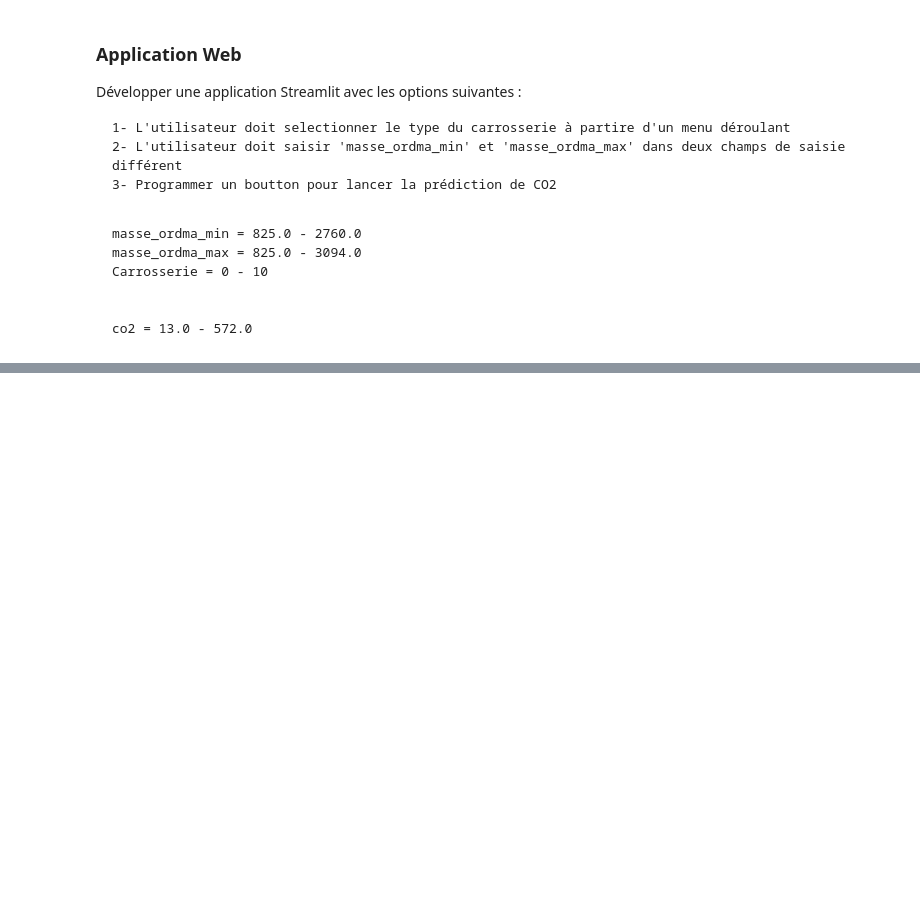
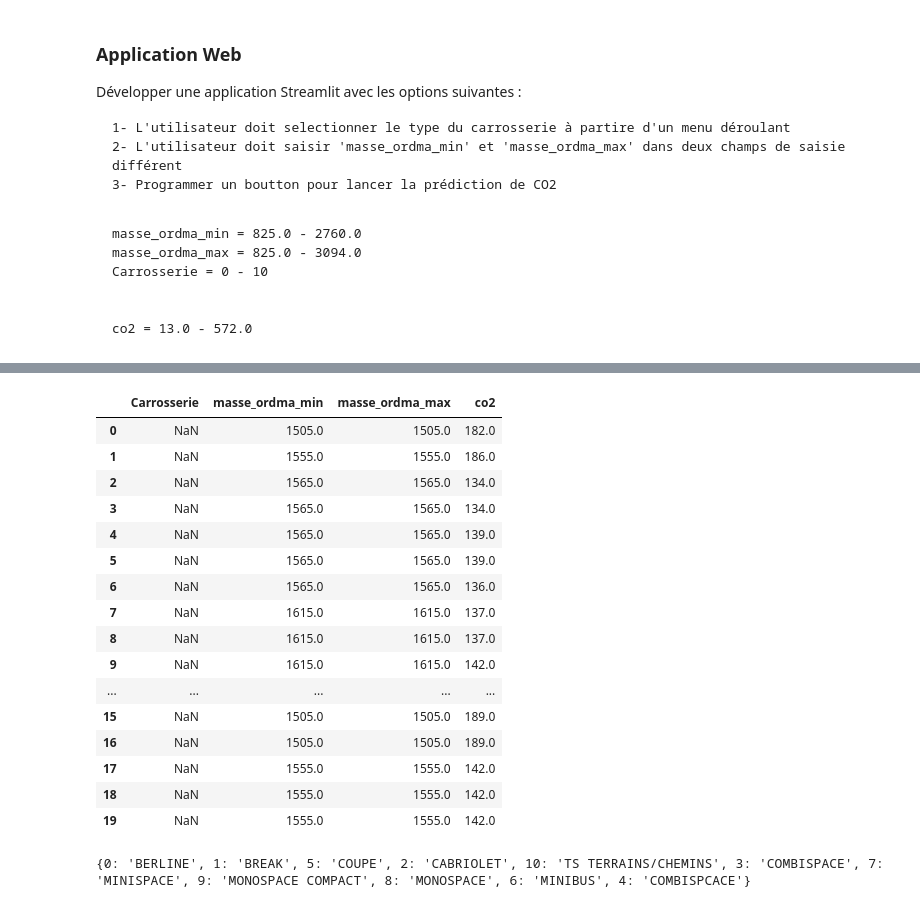
Before and after one commit to redhox/voiture_co2, a Jupyter notebook: Prediction_CO2.ipynb, the cells around one changed output, grey strips where cells are left out. Drawn from its saved outputs; the diff is of its cells as text; code cells hidden in the pictures; blank space fills up the shorter version.

```diff
--- a/Prediction_CO2.ipynb
+++ b/Prediction_CO2.ipynb
@@ -115,4 +115,4 @@ from sklearn.preprocessing import LabelEncoder
 le= LabelEncoder()
 objet_columns = df.select_dtypes(include='object').columns
 for element in objet_columns:
-    df[element]=le.fit_transform(df[element])
+    df.loc[:, element]=le.fit_transform(df.loc[:,element])
@@ -125,3 +119,5 @@ See the caveats in the documentation: https://pandas.pydata.org/pandas-docs/stab
+# %%
+mapping_carrosserie= dict(zip(df['Carrosserie'], data_model['Carrosserie']))
 # %% [markdown]
 ### Traiter la colonne Carrosserie
 # %%
@@ -332,0 +335,25 @@ print(predictions)
+# %%
+df.loc[:, 'Carrosserie'] = data_model['Carrosserie'].map(mapping_carrosserie)
+df.head(20)
+# %% [output]
+|  | Carrosserie | masse_ordma_min | masse_ordma_max | co2 |
+| 0 | NaN | 1505.0 | 1505.0 | 182.0 |
+| 1 | NaN | 1555.0 | 1555.0 | 186.0 |
+| 2 | NaN | 1565.0 | 1565.0 | 134.0 |
+| 3 | NaN | 1565.0 | 1565.0 | 134.0 |
+| 4 | NaN | 1565.0 | 1565.0 | 139.0 |
+| 5 | NaN | 1565.0 | 1565.0 | 139.0 |
+| 6 | NaN | 1565.0 | 1565.0 | 136.0 |
+| 7 | NaN | 1615.0 | 1615.0 | 137.0 |
+| 8 | NaN | 1615.0 | 1615.0 | 137.0 |
+| 9 | NaN | 1615.0 | 1615.0 | 142.0 |
+| ... | ... | ... | ... | ... |
+| 15 | NaN | 1505.0 | 1505.0 | 189.0 |
+| 16 | NaN | 1505.0 | 1505.0 | 189.0 |
+| 17 | NaN | 1555.0 | 1555.0 | 142.0 |
+| 18 | NaN | 1555.0 | 1555.0 | 142.0 |
+| 19 | NaN | 1555.0 | 1555.0 | 142.0 |
+# %%
+print(mapping_carrosserie)
+# %% [output]
+{0: 'BERLINE', 1: 'BREAK', 5: 'COUPE', 2: 'CABRIOLET', 10: 'TS TERRAINS/CHEMINS', 3: 'COMBISPACE', 7: 'MINISPACE', 9: 'MONOSPACE COMPACT', 8: 'MONOSPACE', 6: 'MINIBUS', 4: 'COMBISPCACE'}
```
Also changed, not shown: parts of 7 cells of this notebook, 2 other files.
